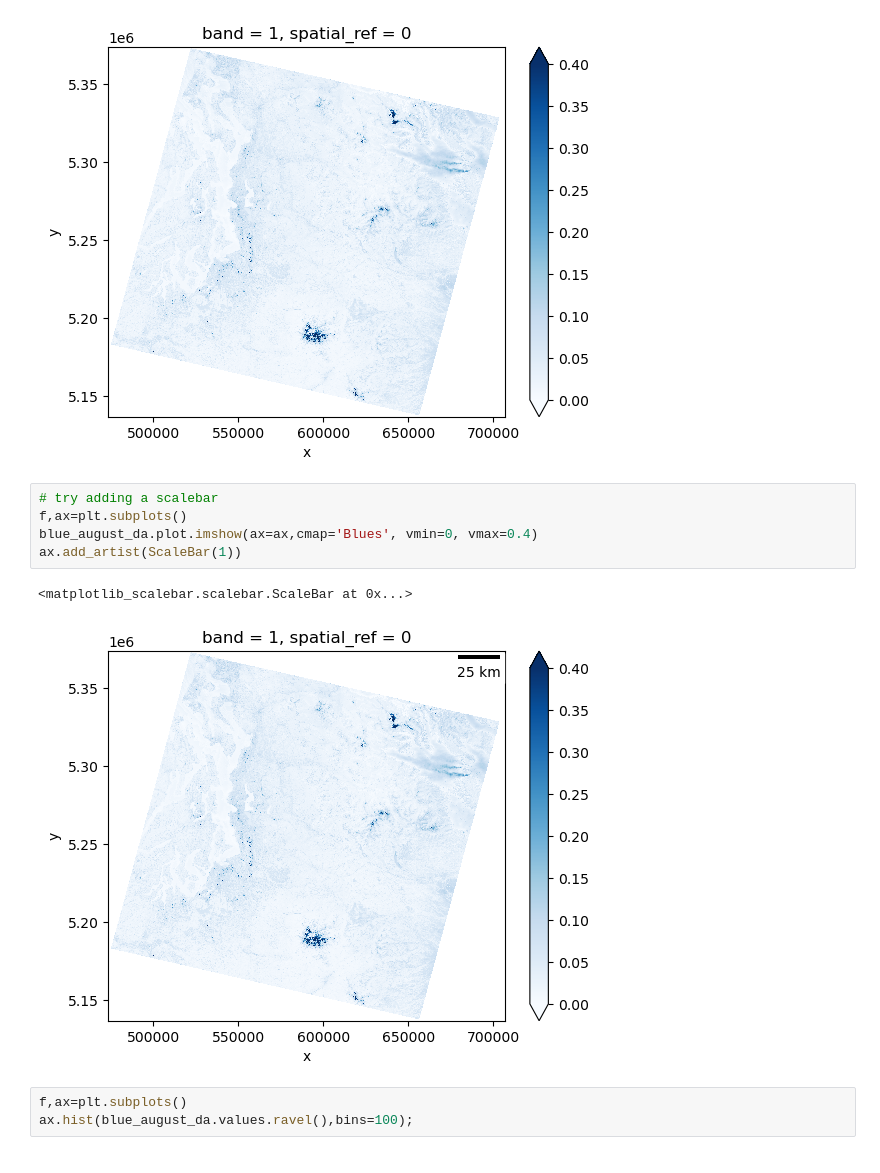
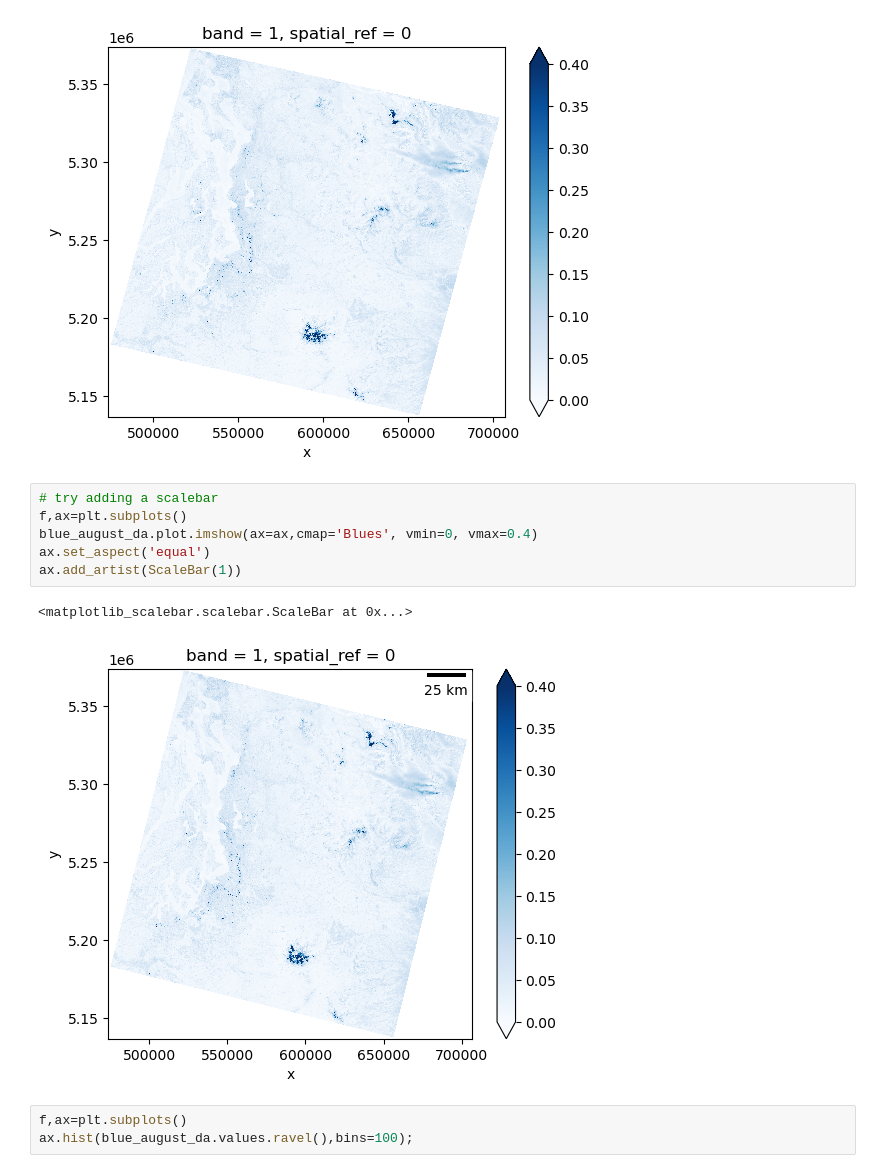
Before and after one commit to UW-GDA/GDA_Wi26_jupyterbook, a Jupyter notebook: book/modules/04_Raster1/04_demo_raster_packages_rioxarray.ipynb, the cells around one changed output. Saved outputs shown, nothing was run; the diff lists cells and outputs as text.

```diff
--- a/book/modules/04_Raster1/04_demo_raster_packages_rioxarray.ipynb
+++ b/book/modules/04_Raster1/04_demo_raster_packages_rioxarray.ipynb
@@ -165,11 +165,12 @@ blue_august_da.plot.imshow(cmap='Blues', vmin=0, vmax=0.4)
 # %%
 # try adding a scalebar
 f,ax=plt.subplots()
 blue_august_da.plot.imshow(ax=ax,cmap='Blues', vmin=0, vmax=0.4)
+ax.set_aspect('equal')
 ax.add_artist(ScaleBar(1))
 # %% [output]
 <matplotlib_scalebar.scalebar.ScaleBar at 0x...>
-[figure, old version]
+[figure, new version]
 # %%
 f,ax=plt.subplots()
 ax.hist(blue_august_da.values.ravel(),bins=100);
```
Also changed, not shown: parts of 3 cells of this notebook.
